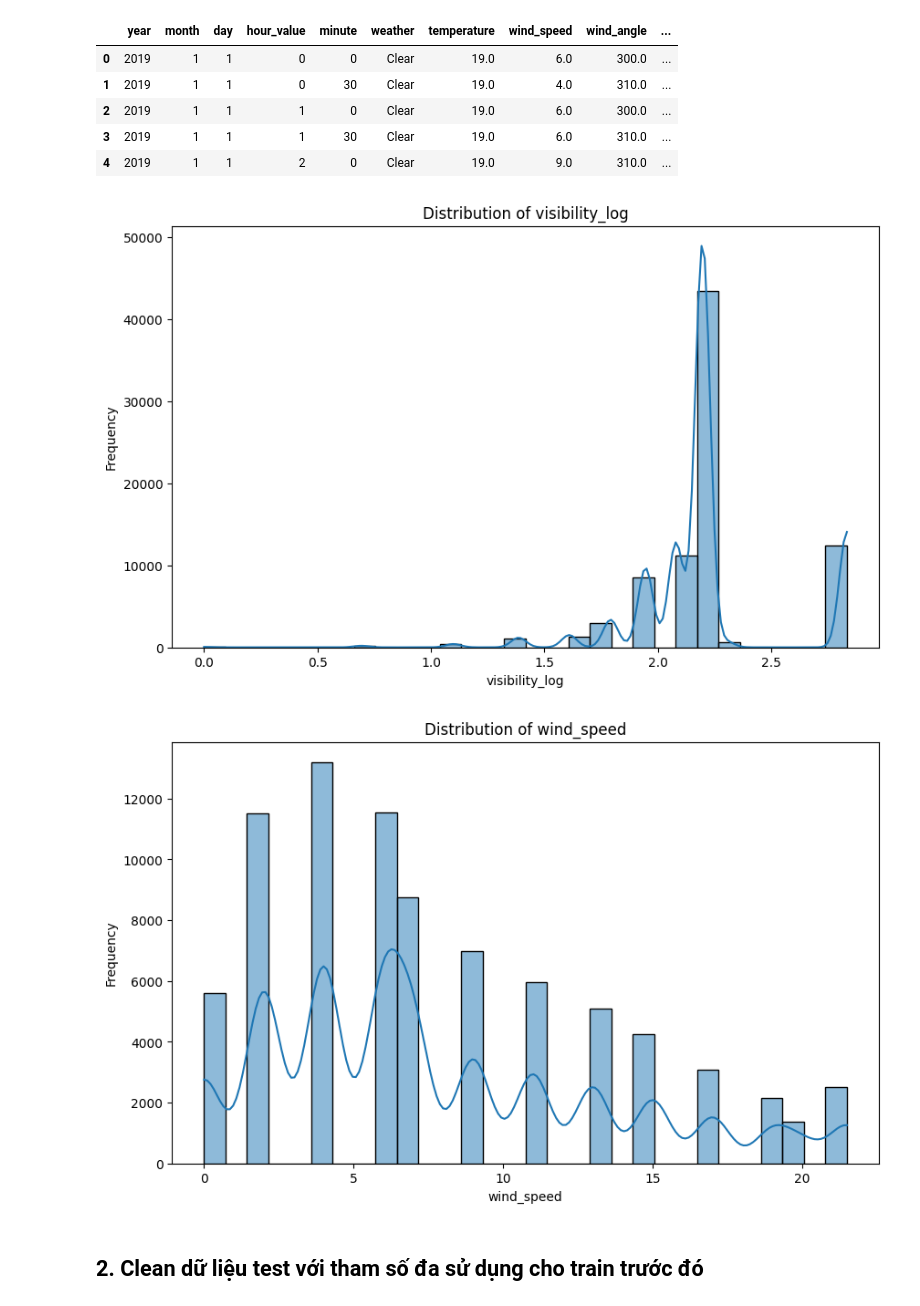
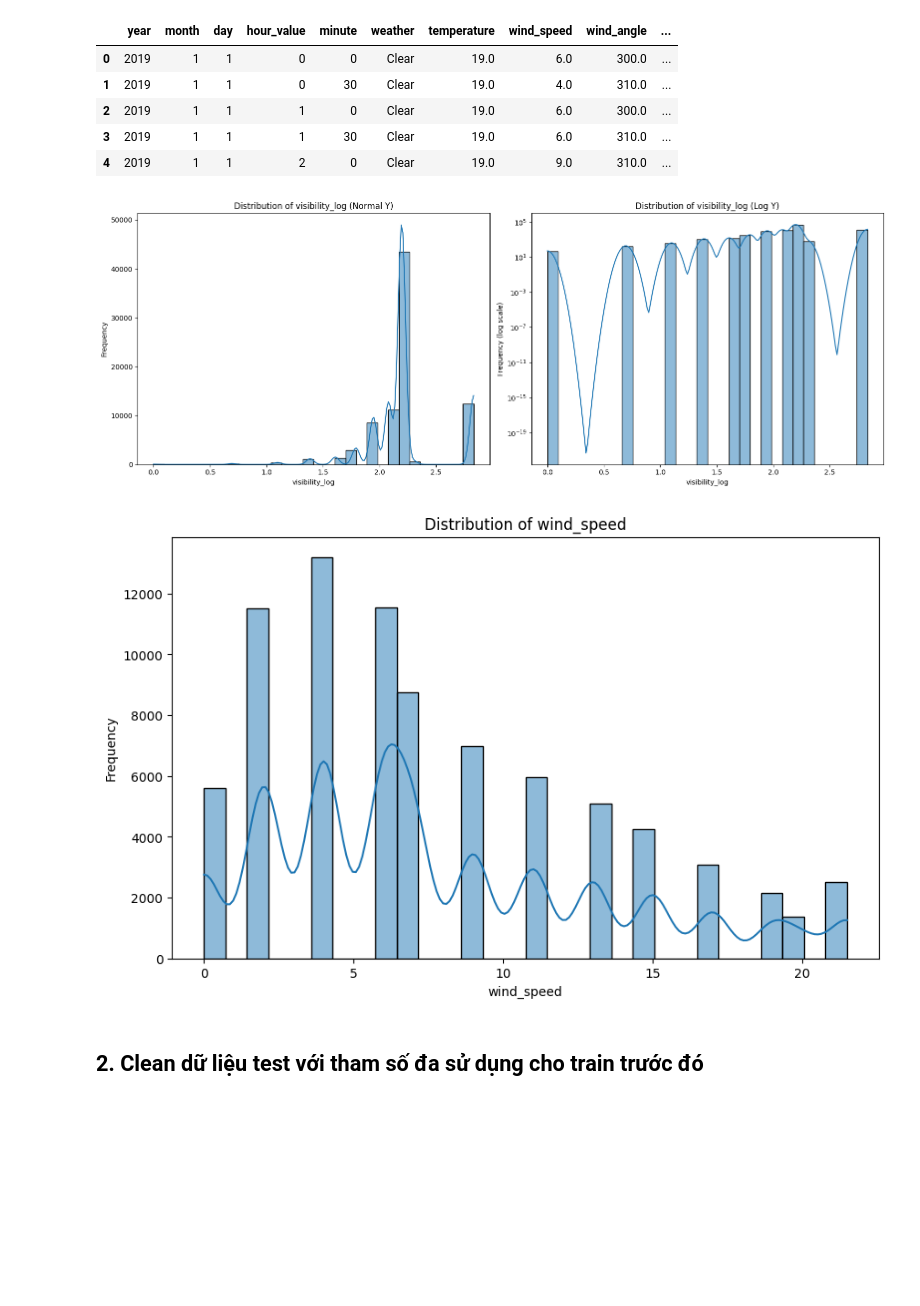
Before and after one commit to WinG-282k4/Weather-forecast, a Jupyter notebook: Clean_data.ipynb, the cells around one changed output. Drawn from its saved outputs; the diff is of its cells as text; code cells hidden in the pictures; blank space fills up the shorter version.

```diff
--- a/Clean_data.ipynb
+++ b/Clean_data.ipynb
@@ -193,11 +193,32 @@ df_train.head()
 | 3 | 2019 | 1 | 1 | 1 | 30 | Clear | 19.0 | 6.0 | 310.0 | ... |
 | 4 | 2019 | 1 | 1 | 2 | 0 | Clear | 19.0 | 9.0 | 310.0 | ... |
 # %%
+def plot_distribution_log(df, column):
+    plt.figure(figsize=(16, 6))
+
+    # Biểu đồ thường
+    plt.subplot(1, 2, 1)
+    sns.histplot(df[column], bins=30, kde=True)
+    plt.title(f'Distribution of {column} (Normal Y)')
+    plt.xlabel(column)
+    plt.ylabel('Frequency')
+
+    # Biểu đồ với log trục Y
+    plt.subplot(1, 2, 2)
+    sns.histplot(df[column], bins=30, kde=True)
+    plt.yscale('log')
+    plt.title(f'Distribution of {column} (Log Y)')
+    plt.xlabel(column)
+    plt.ylabel('Frequency (log scale)')
+
+    plt.tight_layout()
+    plt.show()
+
 # Vẽ biểu đồ phân phối cho các biến số sau khi xử lý
-plot_distribution(df_train, 'visibility_log')
+plot_distribution_log(df_train, 'visibility_log')
 plot_distribution(df_train, 'wind_speed')
 # %% [output]
-[figure, old version]
+[figure, new version]
 [figure]
 # %%
 df_train.to_csv("Clean_data/clean_data_train.csv", index=False)
```
Also changed, not shown: 1 other file.
